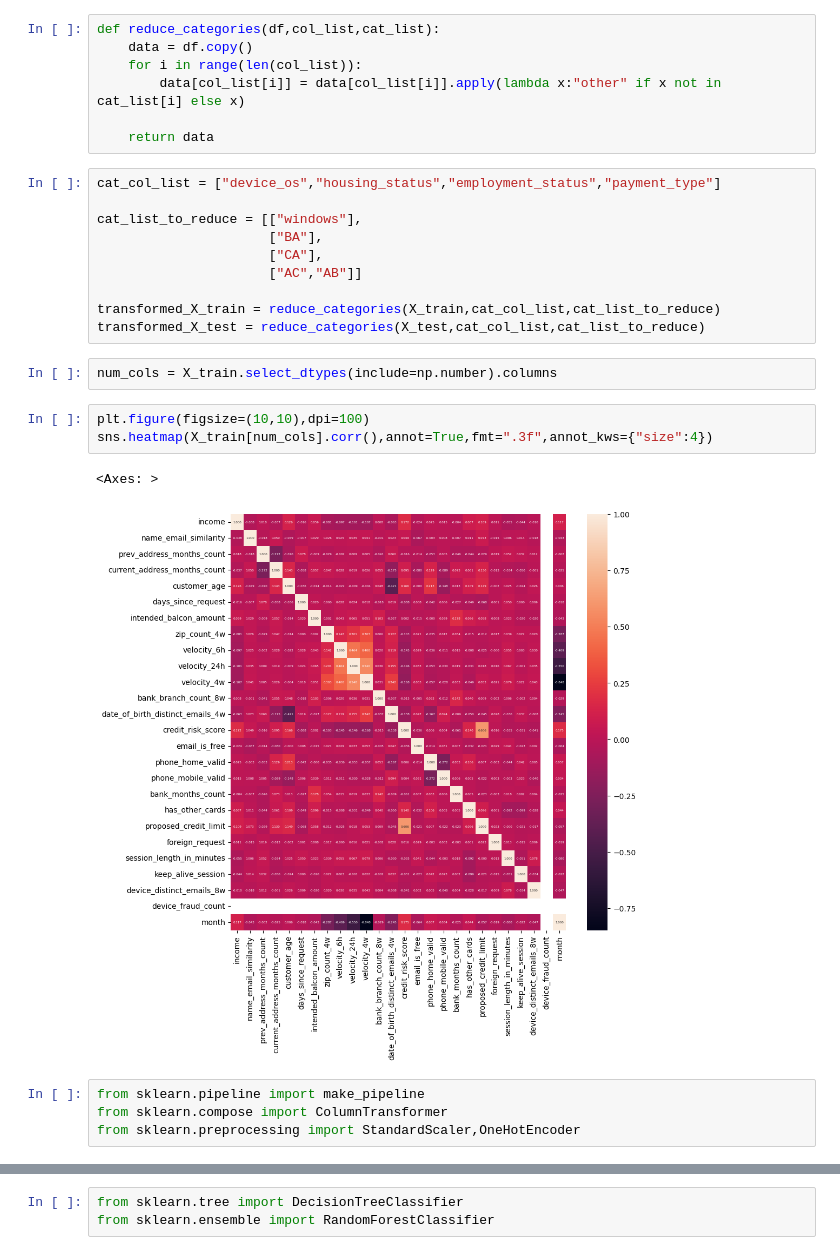
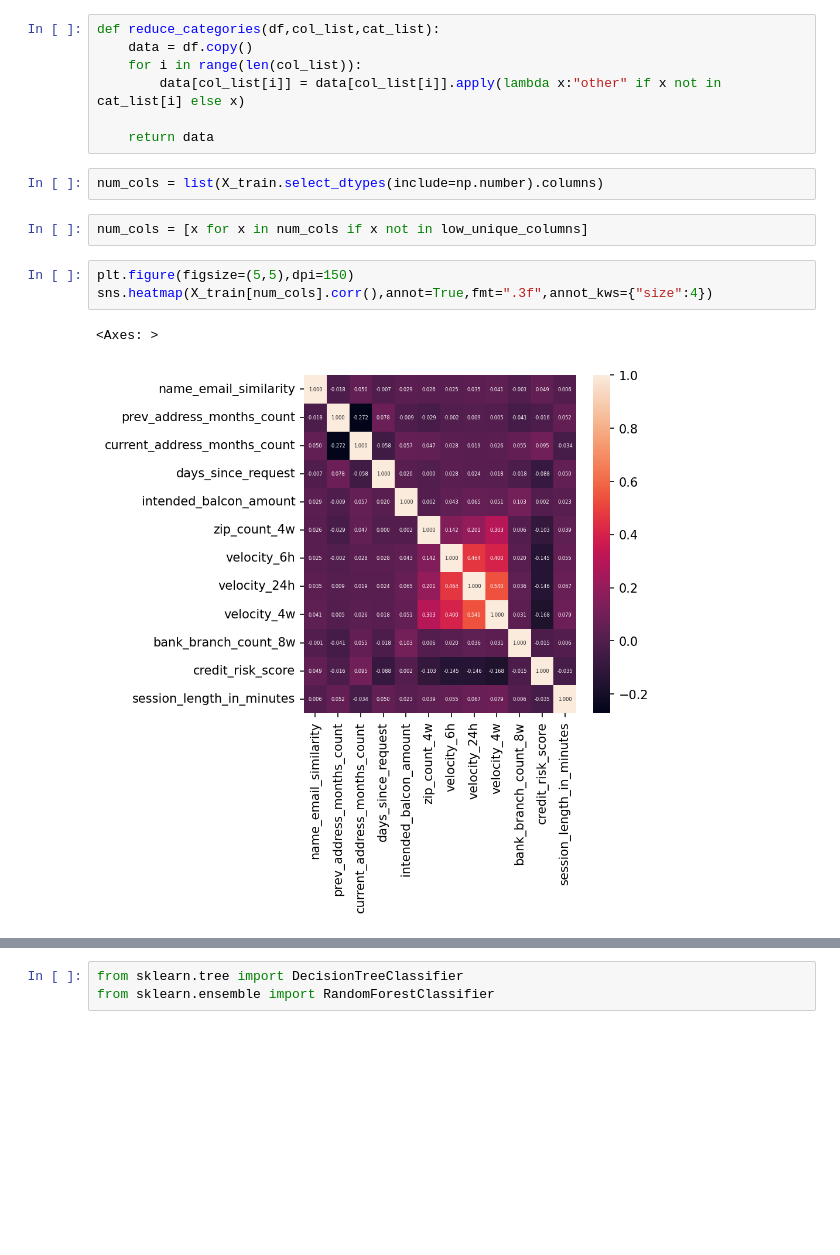
Before and after one commit to salihboraguder/BankFraudDetection, a Jupyter notebook: explore.ipynb, the cells around one changed output, grey strips where cells are left out. Drawn from its saved outputs; the diff is of its cells as text; blank space fills up the shorter version.

```diff
--- a/explore.ipynb
+++ b/explore.ipynb
@@ -160,25 +162,13 @@ def reduce_categories(df,col_list,cat_list):
         data[col_list[i]] = data[col_list[i]].apply(lambda x:"other" if x not in cat_list[i] else x)
 
     return data
-# %%
-cat_col_list = ["device_os","housing_status","employment_status","payment_type"]
-
-cat_list_to_reduce = [["windows"],
-                      ["BA"],
-                      ["CA"],
-                      ["AC","AB"]]
-
-transformed_X_train = reduce_categories(X_train,cat_col_list,cat_list_to_reduce)
-transformed_X_test = reduce_categories(X_test,cat_col_list,cat_list_to_reduce)
 # %%
-num_cols = X_train.select_dtypes(include=np.number).columns
+num_cols = list(X_train.select_dtypes(include=np.number).columns)
+# %%
+num_cols = [x for x in num_cols if x not in low_unique_columns]
 # %%
-plt.figure(figsize=(10,10),dpi=100)
+plt.figure(figsize=(5,5),dpi=150)
 sns.heatmap(X_train[num_cols].corr(),annot=True,fmt=".3f",annot_kws={"size":4})
 # %% [output]
 <Axes: >
-[figure, old version]
+[figure, new version]
-# %%
-from sklearn.pipeline import make_pipeline
-from sklearn.compose import ColumnTransformer
-from sklearn.preprocessing import StandardScaler,OneHotEncoder
```
Also changed, not shown: parts of 17 cells of this notebook.
